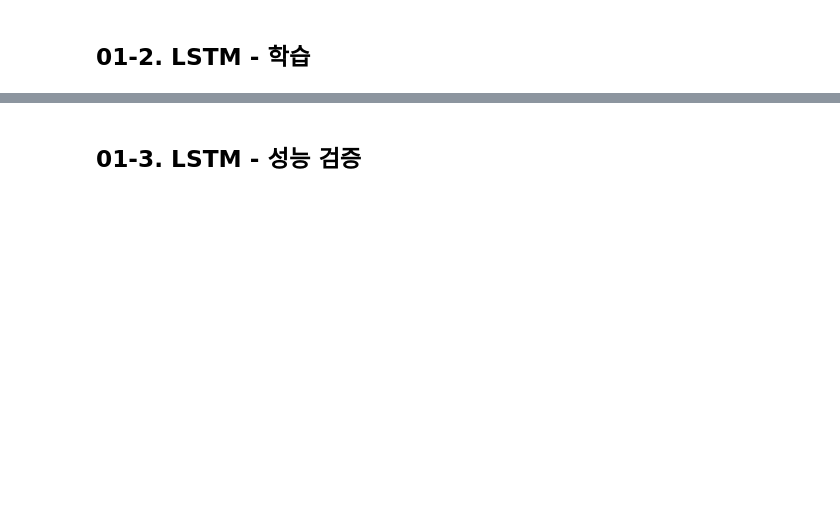
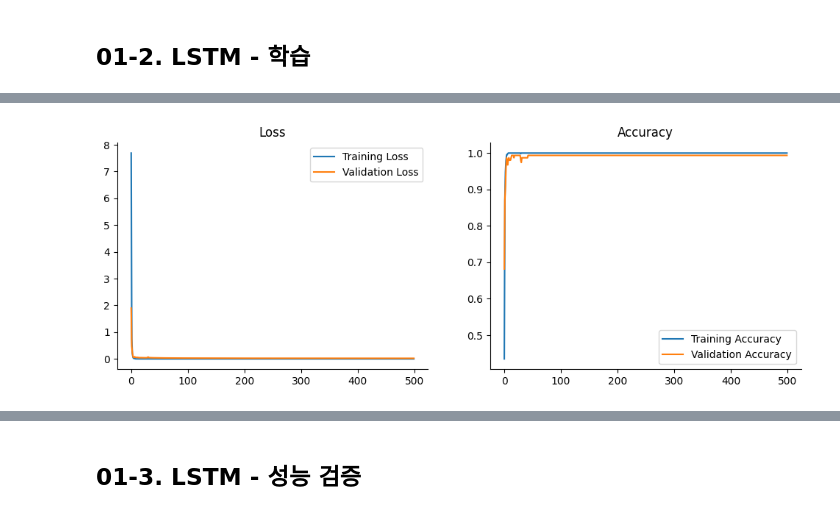
Before and after one commit to changmi-kim/Deeplearning-Project, a Jupyter notebook: train/hand_gesture_recognition.ipynb, the cells around one changed output, grey strips where cells are left out. Drawn from its saved outputs; the diff is of its cells as text; code cells hidden in the pictures; blank space fills up the shorter version.

```diff
--- a/train/hand_gesture_recognition.ipynb
+++ b/train/hand_gesture_recognition.ipynb
@@ -395,3 +421,30 @@ plt.show()
+# %%
+# MLP 모델
+# 이진 분류
+fig, axes = plt.subplots(1, 2, figsize = (12, 4))
+
+sns.lineplot(x = range(len(history.history["loss"])),
+             y = history.history["loss"], ax = axes[0],
+             label = 'Training Loss')
+
+sns.lineplot(x = range(len(history.history["loss"])),
+             y = history.history["val_loss"], ax = axes[0],
+             label = 'Validation Loss')
+
+
+sns.lineplot(x = range(len(history.history["acc"])),
+             y = history.history["acc"], ax = axes[1],
+             label = 'Training Accuracy')
+
+sns.lineplot(x = range(len(history.history["acc"])),
+             y = history.history["val_acc"], ax = axes[1],
+             label = 'Validation Accuracy')
+axes[0].set_title("Loss"); axes[1].set_title("Accuracy")
+
+sns.despine()
+plt.show()
+# %% [output]
+[figure, added]
 # %%
 model = load_model('../model/model_.h5')
 
```
Also changed, not shown: parts of 20 cells of this notebook.
